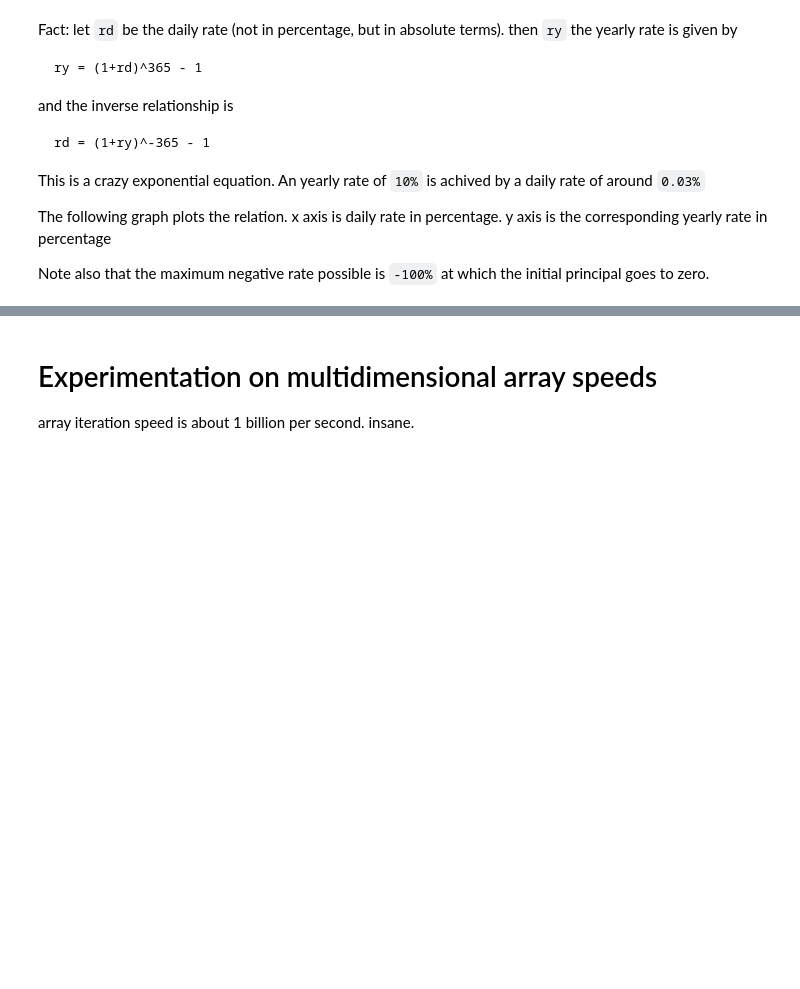
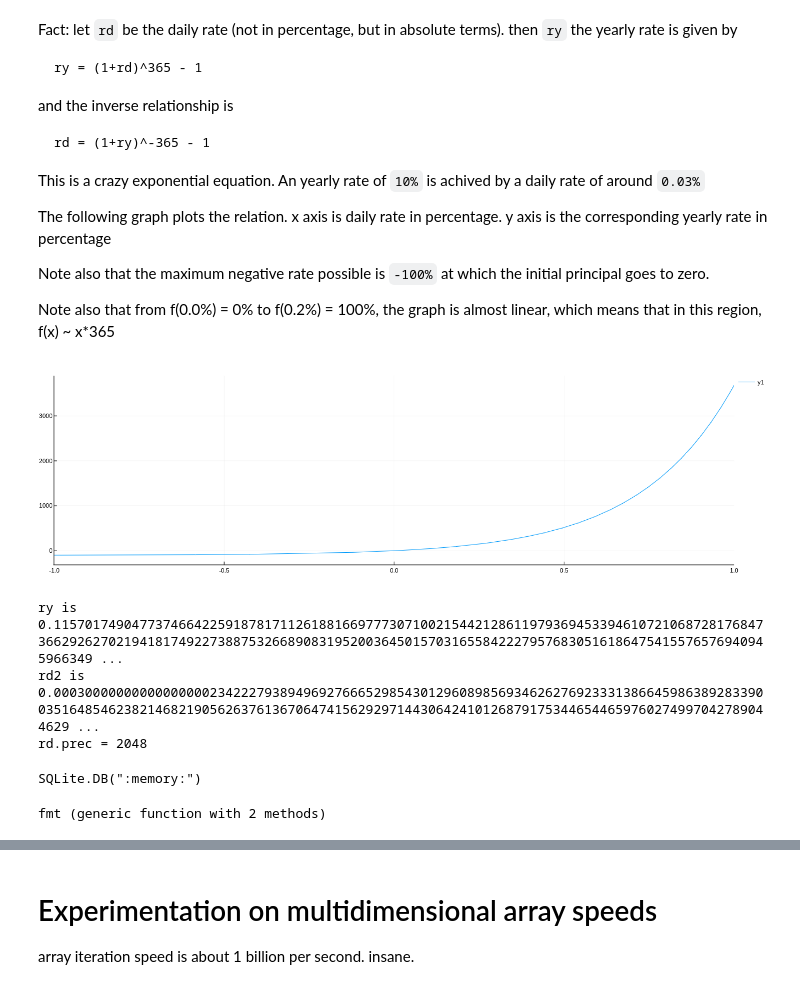
Before and after one commit to agsha/julia, a Jupyter notebook: template.ipynb, the cells around one changed output, grey strips where cells are left out. Saved outputs shown, nothing was run; the diff lists cells and outputs as text; code cells hidden in the pictures; blank space fills up the shorter version.

```diff
--- a/template.ipynb
+++ b/template.ipynb
@@ -25,21 +36,28 @@ This is a crazy exponential equation. An yearly rate of `10%` is achived by a da
 The following graph plots the relation. x axis is daily rate in percentage. y axis is the corresponding yearly rate in percentage
 
 Note also that the maximum negative rate possible is `-100%` at which the initial principal goes to zero.
+
+Note also that from f(0.0%) = 0% to f(0.2%) = 100%, the graph is almost linear, which means that in this region, f(x) ~ x*365
 # %%
 #An example of BigFloat, just in case we need it
-setprecision(BigFloat, 2048) do
-    rd = BigFloat("0.0003")
-#     rd = 0.0003
-    ry = (1+rd)^365 - 1
-    println("ry is  ", ry)
-    rd2 = (1+ry)^(1/365) - 1
-    println("rd2 is    ", rd2)
-    @show rd.prec
-end
-rd = -0.03:0.00001:0.03
+# setprecision(BigFloat, 2048) do
+#     rd = BigFloat("0.0003")
+# #     rd = 0.0003
+#     ry = (1+rd)^365 - 1
+#     println("ry is  ", ry)
+#     rd2 = (1+ry)^(1/365) - 1
+#     println("rd2 is    ", rd2)
+#     @show rd.prec
+# end
+rd = -0.01:0.00001:0.01
 ry = map(i -> (1+i)^365-1, rd)
 1
-# display(doplot(rd.*100, ry.*100))
+display(doplot(rd.*100, ry.*100))
+# %% [output]
+[figure, added]
+ry is  0.11570174904773746642259187817112618816697773071002154421286119793694533946107210687281768473662926270219418174922738875326689083195200364501570316558422279576830516186475415576576940945966349 ...
+rd2 is    0.00030000000000000000234222793894969276665298543012960898569346262769233313866459863892833900351648546238214682190562637613670647415629297144306424101268791753446544659760274997042789044629 ...
+rd.prec = 2048
 # %%
 function p2(p1::Number, r::Number, t::Number)
     return Float64(p1)*((1+Float64(r))^Float64(t))
@@ -62,9 +80,16 @@ function emi(p1::Number, r::Number, t::Number)
     x::Float64 = (1.0 + Float64(r))^Float64(t)
     return Float64(p1) * Float64(r) * x / (x - 1)
 end
-
+function splt(s, delim=r"\s+")
+    ar = split(s, delim)
+    ar = strip.(ar)
+    ar = filter(s -> s != Missing && length(s)>0, ar)
+    return ar
+end
 conn = LibPQ.Connection("dbname=sharath")
 sqlite = SQLite.DB()
+# %% [output]
+SQLite.DB(":memory:")
 # %%
 struct Point
     dates::Array{DateTime}
@@ -136,6 +161,9 @@ function constructDict()
     end
     return d
 end
+#returns the probablity of a "good" return
+# the random experiment is: select an arbitrary start date and do sip for sipDuration
+# "good" is defined as yes if the experiment gave an interest more than targetRate
 function prob(d::Dict{String, Point}, company::String, sipFrequencyDays::Int, sipDurationDays::Int, targetRate::Float64=0.1)
     series = d[company].prices
     returns = sipv2(sipFrequencyDays::Int, sipDurationDays::Int, series)
@@ -150,7 +178,7 @@ function doplot(d::Dict{String, Point})
     tuples = [(i, prob(d, i, 1, 3*365, 0.1)) for i in k]
     filter(x->x[2]>0.7,sort!( tuples, by=last))
 
-#     return plot(getindex.(tuples,1), getindex.(tuples, 2))
+    return plot(getindex.(tuples,1), getindex.(tuples, 2))
 end
 function doplot(x, y)
     plot(x, y; hover=fmt.(x).*"   ".*fmt.(y), size=(1700, 400,))
@@ -170,5 +198,7 @@ end
 function fmt(d::Any)
     string(d)
 end
+# %% [output]
+fmt (generic function with 2 methods)
 # %%
 d = constructDict()
```
Also changed, not shown: parts of 24 cells of this notebook.
